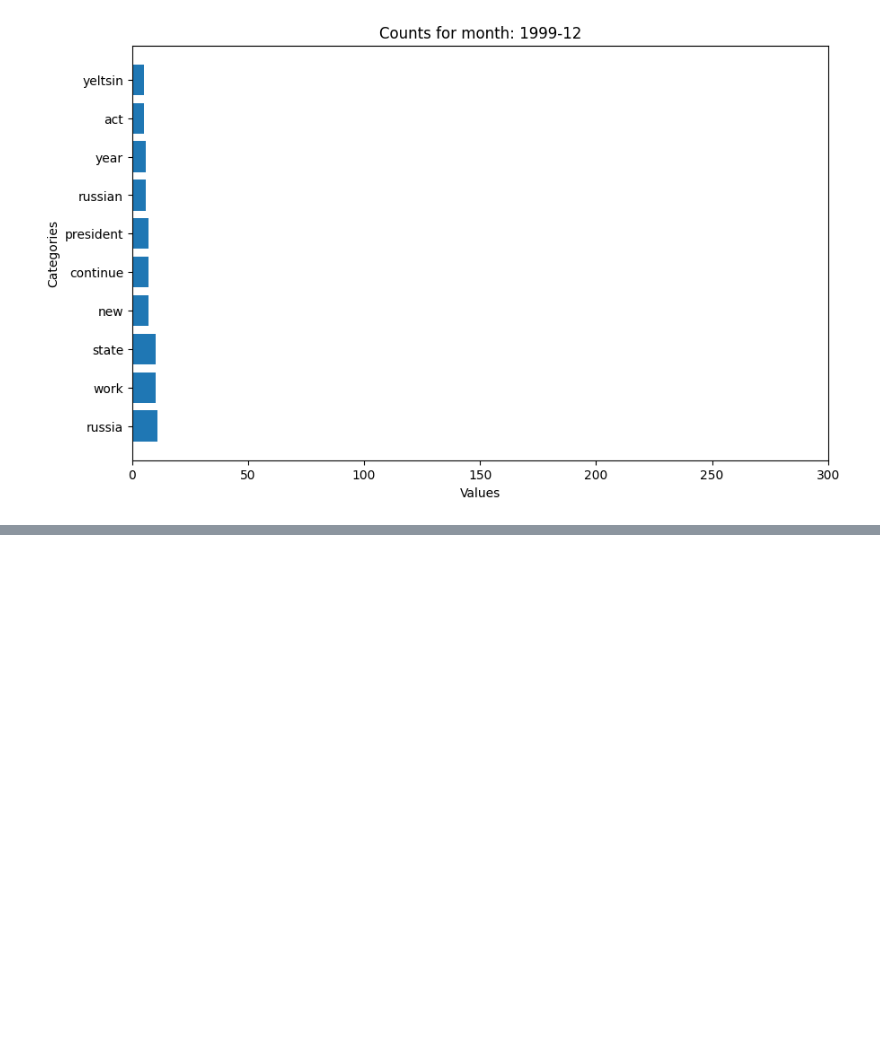
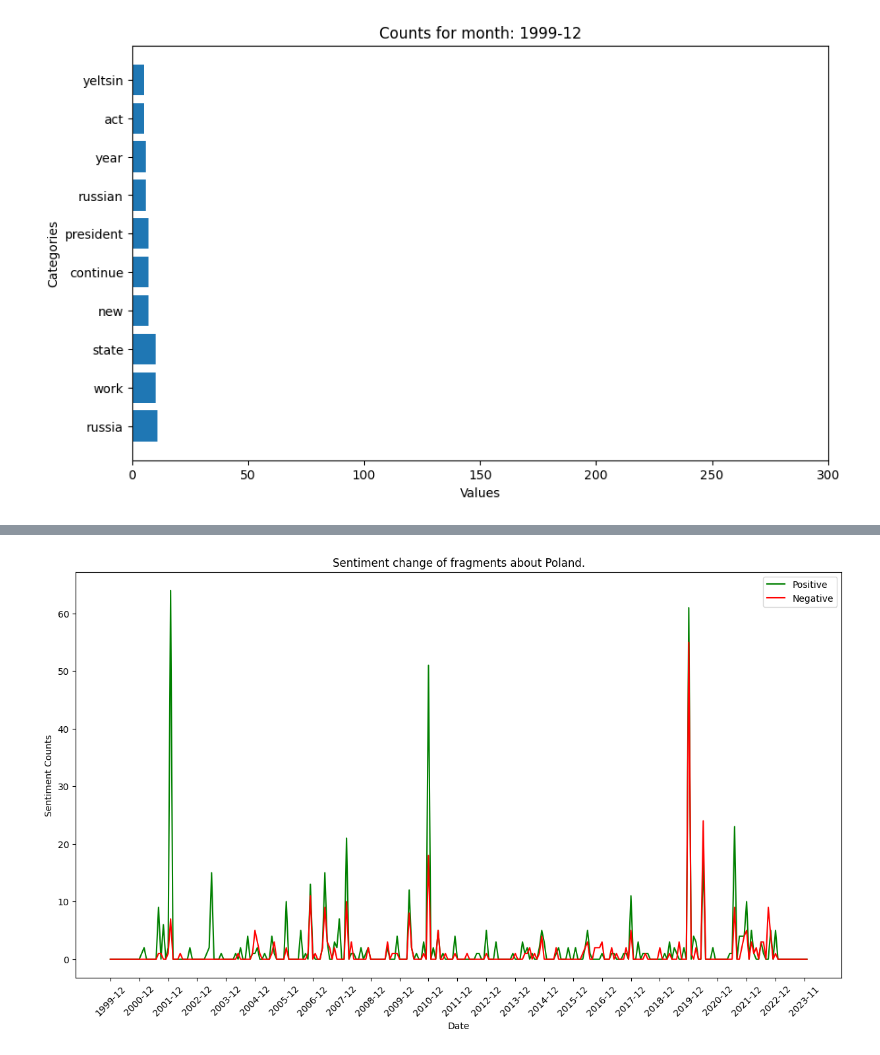
Before and after one commit to grzegorzZ1/2024Z-NLP-project, a Jupyter notebook: nlp.ipynb, the cells around one changed output, grey strips where cells are left out. Drawn from its saved outputs; the diff is of its cells as text; code cells hidden in the pictures; blank space fills up the shorter version.

```diff
--- a/nlp.ipynb
+++ b/nlp.ipynb
@@ -269,0 +315,36 @@ plt.show()
+# %%
+sentiment_analysis = pipeline("sentiment-analysis",model="siebert/sentiment-roberta-large-english")
+# %%
+chunk_dates = []
+chunk_positive_sentiments = []
+chunk_negative_sentiments = []
+
+for date, value in tqdm(polish_aspects.items(), "Processing..."):
+    chunk_dates.append(date)
+
+    if len(value) > 0:
+        pos_count = 0
+        neg_count = 0
+        for chunk in value:
+            chunk_sentiment = sentiment_analysis(chunk)[0]
+            if chunk_sentiment["label"].__eq__("POSITIVE"):
+                pos_count += 1
+            elif chunk_sentiment["label"].__eq__("NEGATIVE"):
+                neg_count += 1
+        chunk_negative_sentiments.append(neg_count)
+        chunk_positive_sentiments.append(pos_count)
+    else:
+        chunk_positive_sentiments.append(0)
+        chunk_negative_sentiments.append(0)
+# %%
+plt.figure(figsize=(15, 8))
+plt.plot(chunk_dates, chunk_positive_sentiments, color="green", label="Positive")
+plt.plot(chunk_dates, chunk_negative_sentiments, color="red", label="Negative")
+plt.xlabel("Date")
+plt.ylabel("Sentiment Counts")
+plt.legend()
+plt.title(f"Sentiment change of fragments about Poland.")
+plt.xticks(rotation=45, ticks=range(0, len(chunk_dates), 12))
+plt.show()
+# %% [output]
+[figure, added]
```
Also changed, not shown: parts of 21 cells of this notebook.
